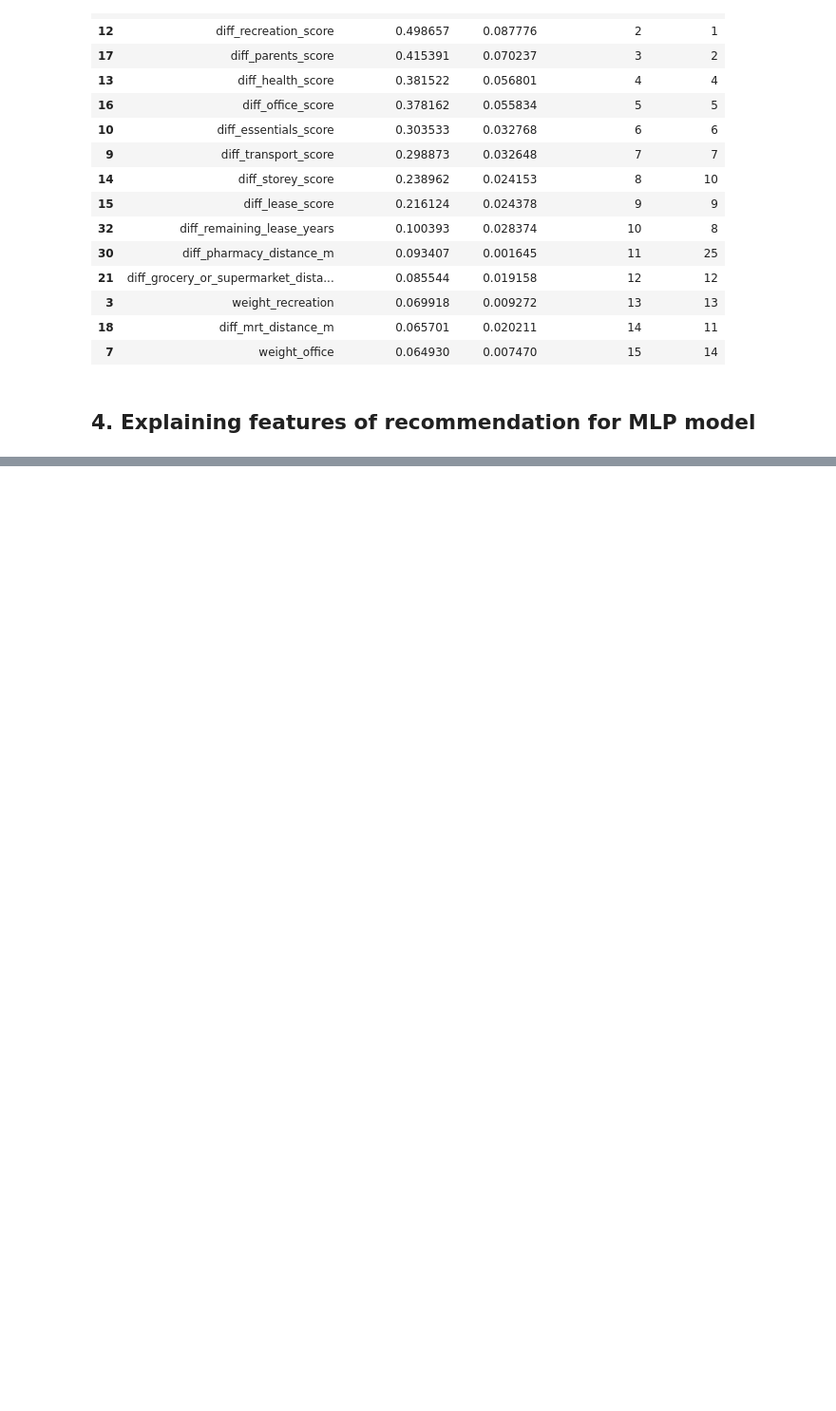
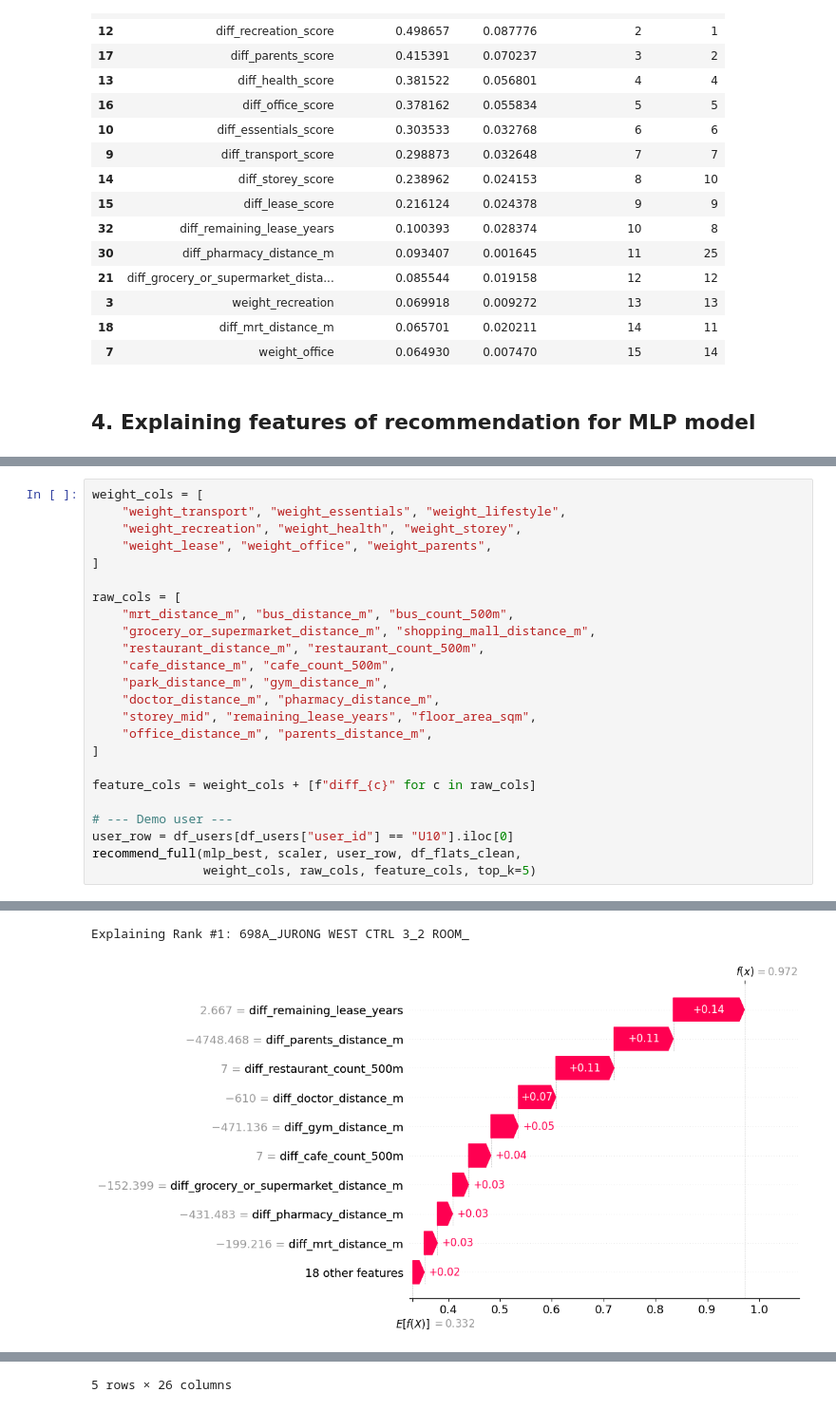
Before and after one commit to casperngeen/cs3264-hdb, a Jupyter notebook: explainability.ipynb, the cells around one changed output, grey strips where cells are left out. Shown at 95% size. Saved outputs shown, nothing was run; the diff lists cells and outputs as text; blank space fills up the shorter version.

```diff
--- a/explainability.ipynb
+++ b/explainability.ipynb
@@ -328,0 +289,25 @@ np.float64(0.5329144930407618)
+# %%
+weight_cols = [
+    "weight_transport", "weight_essentials", "weight_lifestyle",
+    "weight_recreation", "weight_health", "weight_storey",
+    "weight_lease", "weight_office", "weight_parents",
+]
+
+raw_cols = [
+    "mrt_distance_m", "bus_distance_m", "bus_count_500m",
+    "grocery_or_supermarket_distance_m", "shopping_mall_distance_m",
+    "restaurant_distance_m", "restaurant_count_500m",
+    "cafe_distance_m", "cafe_count_500m",
+    "park_distance_m", "gym_distance_m",
+    "doctor_distance_m", "pharmacy_distance_m",
+    "storey_mid", "remaining_lease_years", "floor_area_sqm",
+    "office_distance_m", "parents_distance_m",
+]
+
+feature_cols = weight_cols + [f"diff_{c}" for c in raw_cols]
+
+# --- Demo user ---
+user_row = df_users[df_users["user_id"] == "U10"].iloc[0]
+recommend_full(mlp_best, scaler, user_row, df_flats_clean,
+               weight_cols, raw_cols, feature_cols, top_k=5)
+# %% [output]
@@ -328,0 +336,2 @@ np.float64(0.5329144930407618)
+Explaining Rank #1: 698A_JURONG WEST CTRL 3_2 ROOM_
+[figure, added]
@@ -328,0 +344 @@ np.float64(0.5329144930407618)
+5 rows × 26 columns
```
Also changed, not shown: parts of 6 cells of this notebook, 5 other files.
